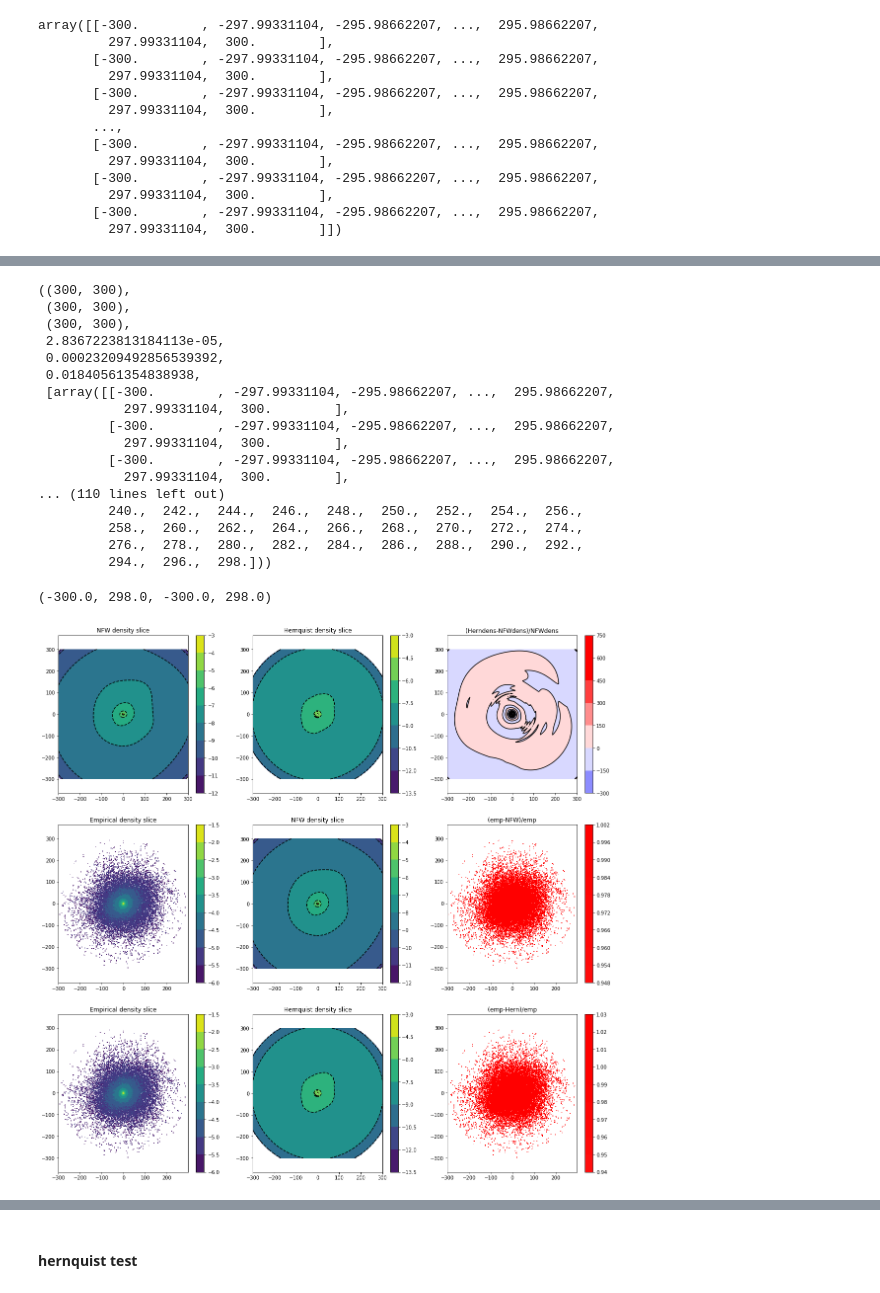
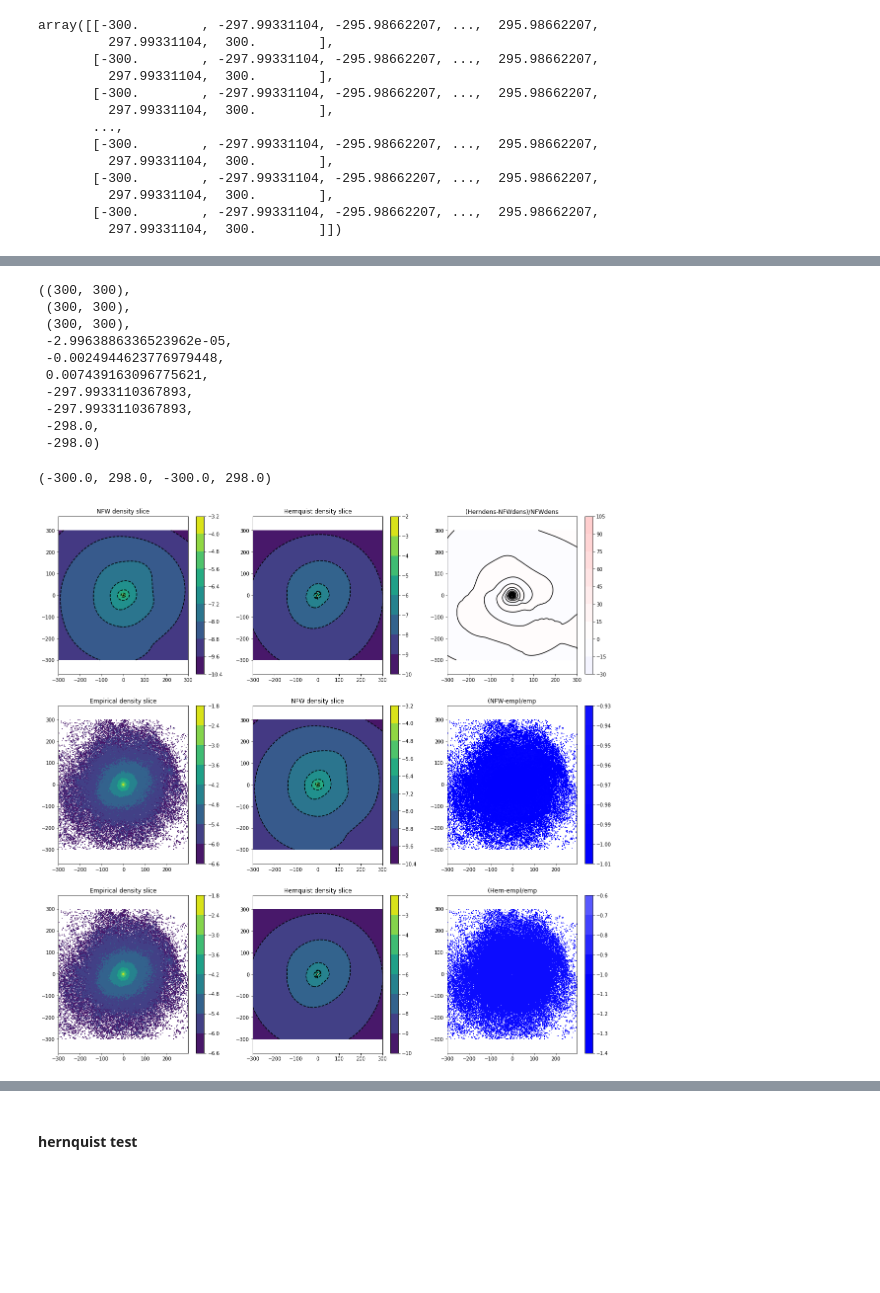
Before and after one commit to Markiribu/EXP_taller, a Jupyter notebook: virgo_exp/loading_basis.ipynb, the cells around one changed output, grey strips where cells are left out. Drawn from its saved outputs; the diff is of its cells as text; code cells hidden in the pictures; blank space fills up the shorter version.

```diff
--- a/virgo_exp/loading_basis.ipynb
+++ b/virgo_exp/loading_basis.ipynb
@@ -16,3 +16,4 @@ GIT branch:       pyEXPfix
 GIT commit:       50566b3ff70eb6debf3bf62d814ce9db7694a8c9
 Compile time:     2024-03-28 13:07:55 UTC
 """
+R99 = 689.28
@@ -22,6 +21,6 @@ Compile time:     2024-03-28 13:07:55 UTC
 model = 'Hernquist'
 Hern_config = EXPtools.basis_builder.basis_utils.make_config('sphereSL',lmax=6,nmax=20,
                                              modelname=f'{model}_model.txt',cachename=f'{model}_halo.cache',
-                                             numr=200, rmin=2.5, rmax=300, scale=1)
+                                             numr=500, rmin=2.5, rmax=R99, scale=1)
 Hern_basis = pyEXP.basis.Basis.factory(Hern_config)
 Hern_coefs = pyEXP.coefs.Coefs.factory('Hernquist_halo.h5')
@@ -35,7 +28,7 @@ SphericalSL::orthoTest: worst=0.0231541
 model = 'NFW'
 NFW_config = EXPtools.basis_builder.basis_utils.make_config('sphereSL',lmax=6,nmax=20,
                                              modelname=f'{model}_model.txt',cachename=f'{model}_halo.cache',
-                                             numr=500, rmin=2.5, rmax=300, scale=1)
+                                             numr=500, rmin=2.5, rmax=R99, scale=1)
 NFW_basis = pyEXP.basis.Basis.factory(NFW_config)
 NFW_coefs = pyEXP.coefs.Coefs.factory('NFW_halo.h5')
 # %% [output]
@@ -218,7 +245,7 @@ array([[-300.        , -297.99331104, -295.98662207, ...,  295.98662207,
        [-300.        , -297.99331104, -295.98662207, ...,  295.98662207,
          297.99331104,  300.        ]])
 # %%
-filtr = np.where(R < 300)
+filtr = np.where(R < R99)
 xbins, ybins, rho = empirical_slice(pos[filtr],mass[filtr], Lz=5)
 plt.contourf(xbins,ybins,np.log10(rho))
 plt.contour(xbins,ybins,np.log10(rho), zorder=100, c='k')
@@ -254,23 +261,16 @@ Type:      function
 # %%
-NFWdens.shape,Herndens.shape,rho.shape,NFWdens[150,150],Herndens[150,150],rho[150,150],NFWxgrid[:],Hernxgrid[:],xbins,ybins
+NFWdens.shape,Herndens.shape,rho.shape,NFWdens[150,150],Herndens[150,150],rho[150,150],NFWxgrid[1][1][1],Hernxgrid[1][1][1],xbins[1],ybins[1]
 # %% [output]
 ((300, 300),
  (300, 300),
  (300, 300),
- 2.8367223813184113e-05,
- 0.00023209492856539392,
- 0.01840561354838938,
- [array([[-300.        , -297.99331104, -295.98662207, ...,  295.98662207,
-           297.99331104,  300.        ],
-         [-300.        , -297.99331104, -295.98662207, ...,  295.98662207,
-           297.99331104,  300.        ],
-         [-300.        , -297.99331104, -295.98662207, ...,  295.98662207,
-           297.99331104,  300.        ],
-... (110 lines left out)
-         240.,  242.,  244.,  246.,  248.,  250.,  252.,  254.,  256.,
-         258.,  260.,  262.,  264.,  266.,  268.,  270.,  272.,  274.,
-         276.,  278.,  280.,  282.,  284.,  286.,  288.,  290.,  292.,
-         294.,  296.,  298.]))
+ -2.9963886336523962e-05,
+ -0.0024944623776979448,
+ 0.007439163096775621,
+ -297.9933110367893,
+ -297.9933110367893,
+ -298.0,
+ -298.0)
 # %%
 fig, ax = plt.subplots(3,3,figsize=(20,20))
 
@@ -299,35 +299,35 @@ plt.colorbar(empcont)
 ax[1,0].set_title('Empirical density slice')
 ax[1,0].axis('equal')
 
 NFWcont = ax[1,1].contourf(NFWxgrid[0],NFWxgrid[1],np.log10(NFWdens))
 plt.colorbar(NFWcont)
 ax[1,1].contour(NFWxgrid[0],NFWxgrid[1],np.log10(NFWdens), zorder=100, colors='k')
 ax[1,1].set_title('NFW density slice')
 ax[1,1].axis('equal')
 
-diff = (rho-NFWdens)/rho
+diff = (NFWdens-rho)/rho
 diffcont = ax[1,2].contourf(xbins,ybins,diff,cmap='bwr',vmin=-1,vmax=1)
 cbar = plt.colorbar(diffcont)
-ax[1,2].set_title('(emp-NFW)/emp')
+ax[1,2].set_title('(NFW-emp)/emp')
 ax[1,2].axis('equal')
 
 empcont = ax[2,0].contourf(xbins,ybins,np.log10(rho))
 plt.colorbar(empcont)
 #ax[1,0].contour(xbins,ybins,np.log10(rho), zorder=100, colors='k')
 ax[2,0].set_title('Empirical density slice')
 ax[2,0].axis('equal')
 
 Herncont = ax[2,1].contourf(Hernxgrid[0],Hernxgrid[1],np.log10(Herndens))
 plt.colorbar(Herncont)
 ax[2,1].contour(Hernxgrid[0],Hernxgrid[1],np.log10(Herndens), zorder=100, colors='k')
 ax[2,1].set_title('Hernquist density slice')
 ax[2,1].axis('equal')
 
-diff = (rho-Herndens)/rho
+diff = (Herndens-rho)/rho
 diffcont = ax[2,2].contourf(xbins,ybins,diff,cmap='bwr',vmin=-1,vmax=1)
 cbar = plt.colorbar(diffcont)
-ax[2,2].set_title('(emp-Hern)/emp')
+ax[2,2].set_title('(Hern-emp)/emp')
 ax[2,2].axis('equal')
 # %% [output]
 (-300.0, 298.0, -300.0, 298.0)
-[figure, old version]
+[figure, new version]
```
Also changed, not shown: parts of 16 cells of this notebook.
